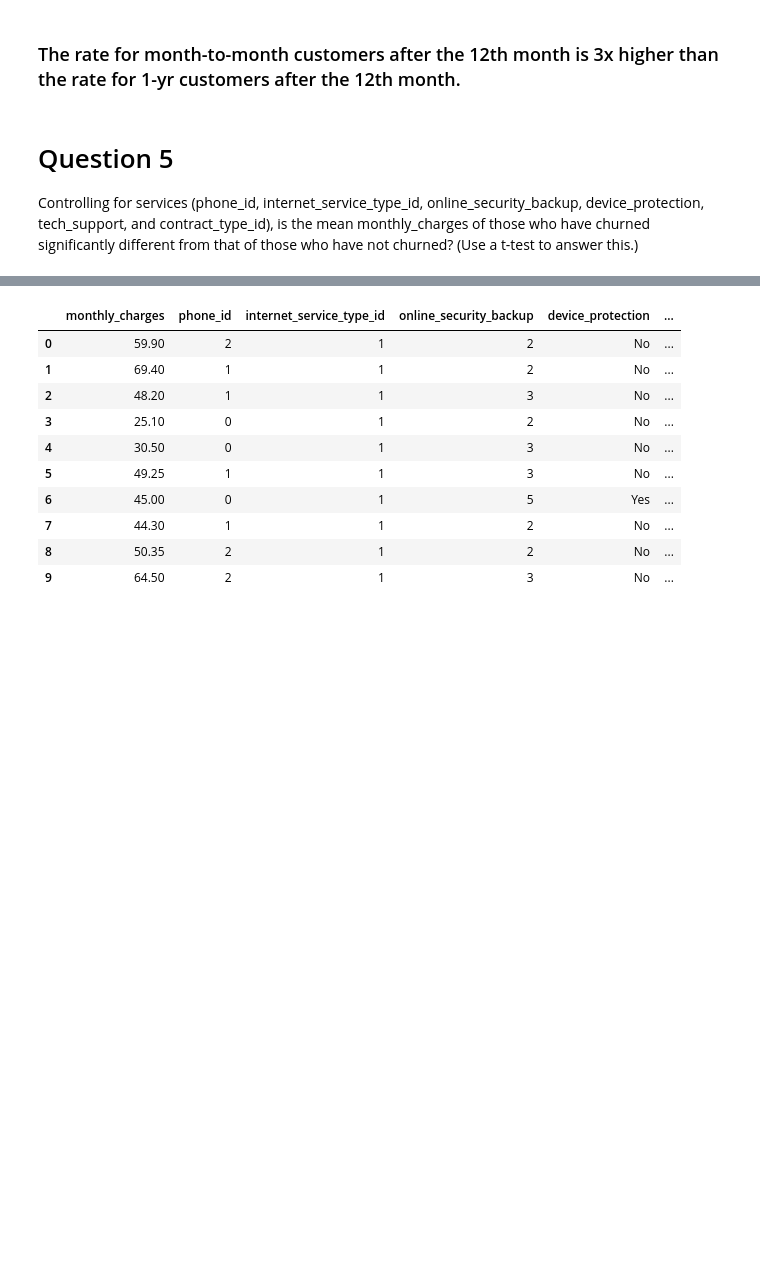
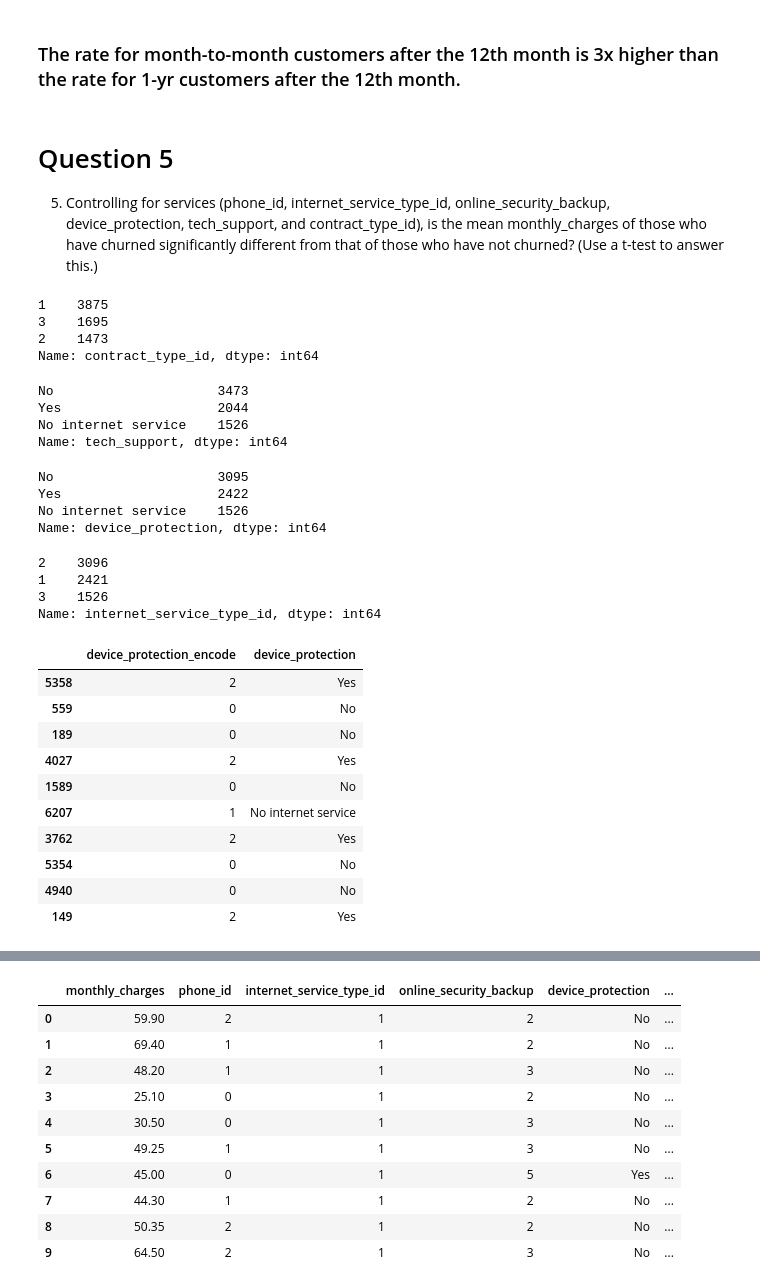
Before and after one commit to jess-katy/classification_project, a Jupyter notebook: Classification_Proj_Jess_Katy_MASTER.ipynb, the cells around one changed output, grey strips where cells are left out. Drawn from its saved outputs; the diff is of its cells as text; code cells hidden in the pictures; blank space fills up the shorter version.

```diff
--- a/Classification_Proj_Jess_Katy_MASTER.ipynb
+++ b/Classification_Proj_Jess_Katy_MASTER.ipynb
@@ -878,4 +878,46 @@ Rate of churn for one_year after 12th month: 11.79%
 ### The rate for month-to-month customers after the 12th month is 3x higher than the rate for 1-yr customers after the 12th month.
 # %% [markdown]
 # Question 5
-Controlling for services (phone_id, internet_service_type_id, online_security_backup, device_protection, tech_support, and contract_type_id), is the mean monthly_charges of those who have churned significantly different from that of those who have not churned? (Use a t-test to answer this.)
+5. Controlling for services (phone_id, internet_service_type_id, online_security_backup, device_protection, tech_support, and contract_type_id), is the mean monthly_charges of those who have churned significantly different from that of those who have not churned? (Use a t-test to answer this.)
+# %%
+df['contract_type_id'].value_counts()
+# %% [output]
+1    3875
+3    1695
+2    1473
+Name: contract_type_id, dtype: int64
+# %%
+df['tech_support'].value_counts()
+# %% [output]
+No                     3473
+Yes                    2044
+No internet service    1526
+Name: tech_support, dtype: int64
+# %%
+df['device_protection'].value_counts()
+# %% [output]
+No                     3095
+Yes                    2422
+No internet service    1526
+Name: device_protection, dtype: int64
+# %%
+df['internet_service_type_id'].value_counts()
+# %% [output]
+2    3096
+1    2421
+3    1526
+Name: internet_service_type_id, dtype: int64
+# %%
+train_df[['device_protection_encode', 'device_protection']].head(10)
+# %% [output]
+|  | device_protection_encode | device_protection |
+| 5358 | 2 | Yes |
+| 559 | 0 | No |
+| 189 | 0 | No |
+| 4027 | 2 | Yes |
+| 1589 | 0 | No |
+| 6207 | 1 | No internet service |
+| 3762 | 2 | Yes |
+| 5354 | 0 | No |
+| 4940 | 0 | No |
+| 149 | 2 | Yes |
```
Also changed, not shown: parts of 28 cells of this notebook.
